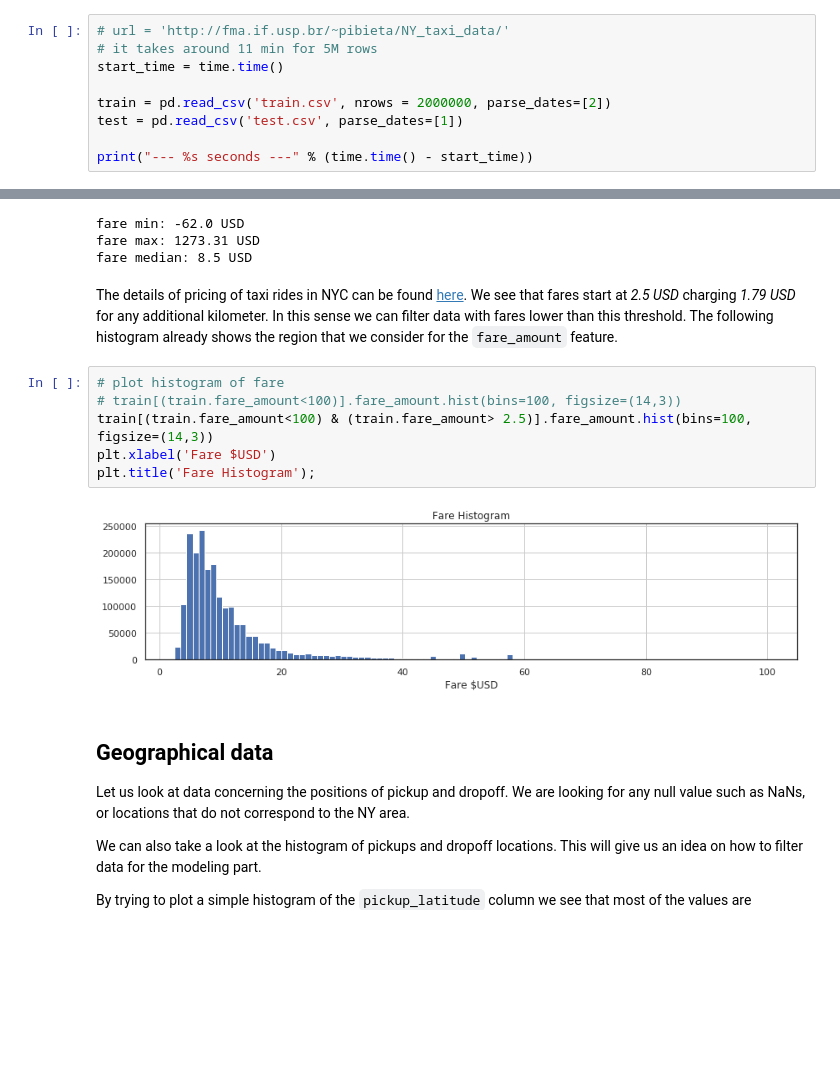
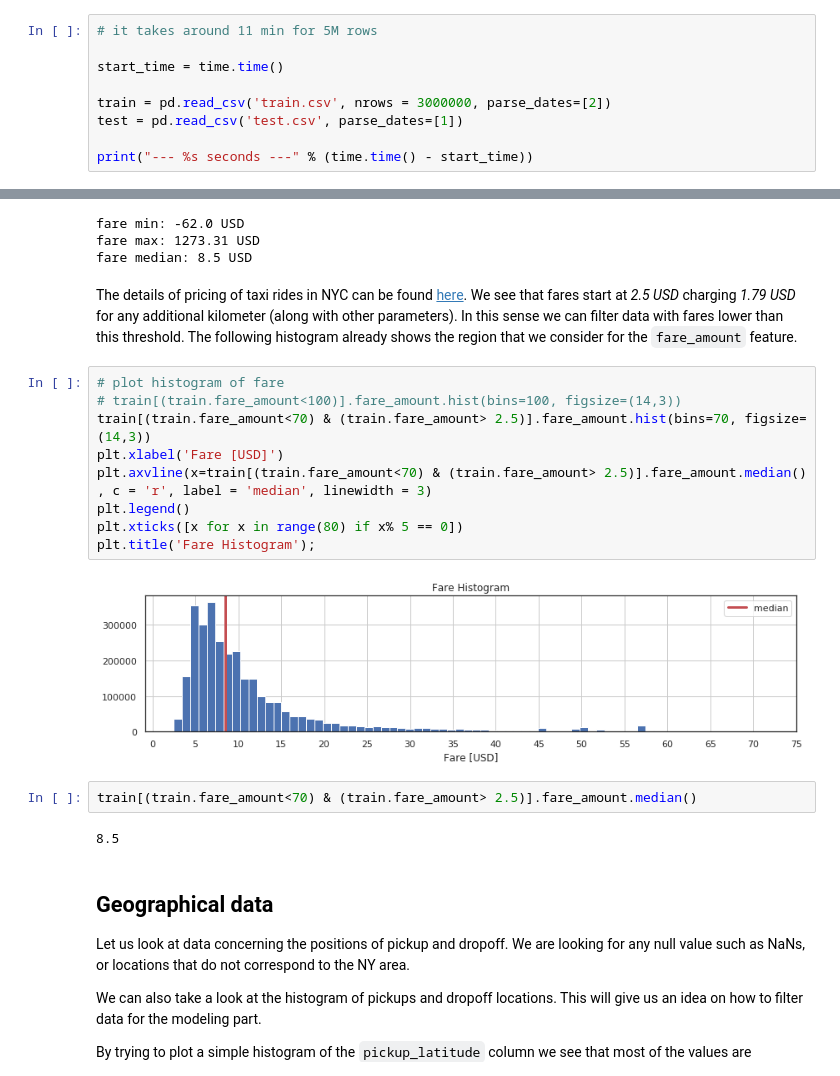
Before and after one commit to pibieta/ML-course, a Jupyter notebook: Serasa_Challenge.ipynb, the cells around one changed output, grey strips where cells are left out. Saved outputs shown, nothing was run; the diff lists cells and outputs as text; blank space fills up the shorter version.

```diff
--- a/Serasa_Challenge.ipynb
+++ b/Serasa_Challenge.ipynb
@@ -60,9 +63,9 @@ sample_data                   train_cut.pkl
 # %%
-# url = 'http://fma.if.usp.br/~pibieta/NY_taxi_data/'
 # it takes around 11 min for 5M rows
+
 start_time = time.time()
 
-train = pd.read_csv('train.csv', nrows = 2000000, parse_dates=[2])
+train = pd.read_csv('train.csv', nrows = 3000000, parse_dates=[2])
 test = pd.read_csv('test.csv', parse_dates=[1])
 
 print("--- %s seconds ---" % (time.time() - start_time))
@@ -221,15 +277,23 @@ fare min: -62.0 USD
 fare max: 1273.31 USD
 fare median: 8.5 USD
 # %% [markdown]
-The details of pricing of taxi rides in NYC can be found [here](https://www.numbeo.com/taxi-fare/in/New-York). We see that fares start at  *2.5 USD* charging *1.79 USD* for any additional kilometer. In this sense we can filter data with fares lower than this threshold. The following histogram already shows the region that we consider for the `fare_amount` feature.
+The details of pricing of taxi rides in NYC can be found [here](https://www.numbeo.com/taxi-fare/in/New-York). We see that fares start at  *2.5 USD* charging *1.79 USD* for any additional kilometer (along with other parameters). In this sense we can filter data with fares lower than this threshold. The following histogram already shows the region that we consider for the `fare_amount` feature.
 # %%
 # plot histogram of fare
 # train[(train.fare_amount<100)].fare_amount.hist(bins=100, figsize=(14,3))
-train[(train.fare_amount<100) & (train.fare_amount> 2.5)].fare_amount.hist(bins=100, figsize=(14,3))
-plt.xlabel('Fare $USD')
+train[(train.fare_amount<70) & (train.fare_amount> 2.5)].fare_amount.hist(bins=70, figsize=(14,3))
+plt.xlabel('Fare [USD]')
+plt.axvline(x=train[(train.fare_amount<70) & (train.fare_amount> 2.5)].fare_amount.median()
+, c = 'r', label = 'median', linewidth = 3)
+plt.legend()
+plt.xticks([x for x in range(80) if x% 5 == 0])
 plt.title('Fare Histogram');
 # %% [output]
-[figure, old version]
+[figure, new version]
+# %%
+train[(train.fare_amount<70) & (train.fare_amount> 2.5)].fare_amount.median()
+# %% [output]
+8.5
 # %% [markdown]
 ## Geographical data
 Let us look at data concerning the positions of pickup and dropoff. We are looking for any null value such as NaNs, or locations that do not correspond to the NY area.
```
Also changed, not shown: parts of 72 cells of this notebook.
